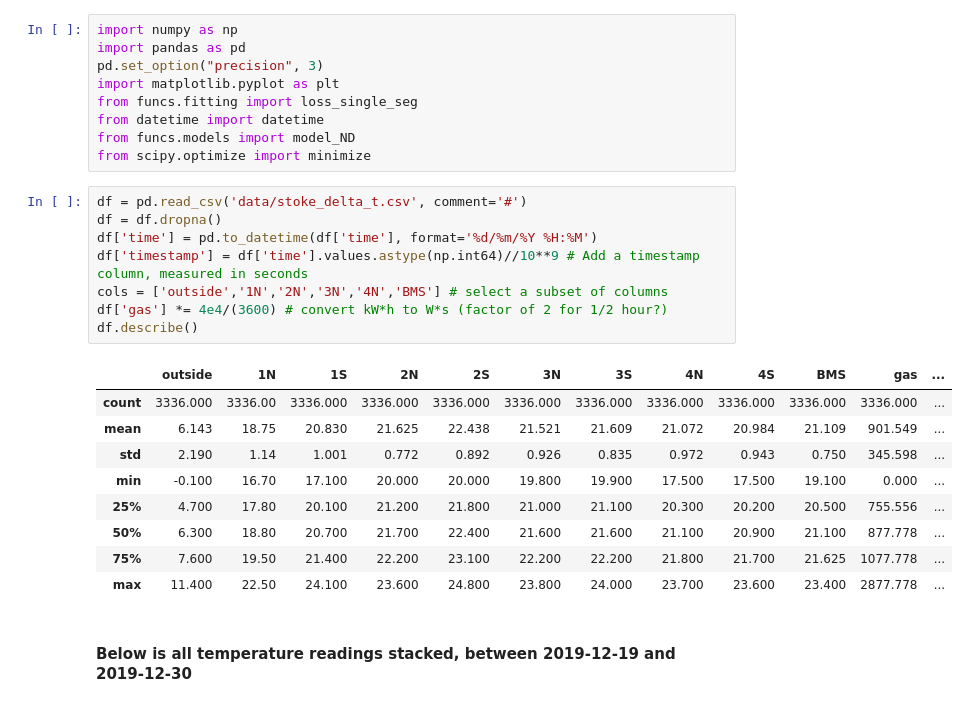
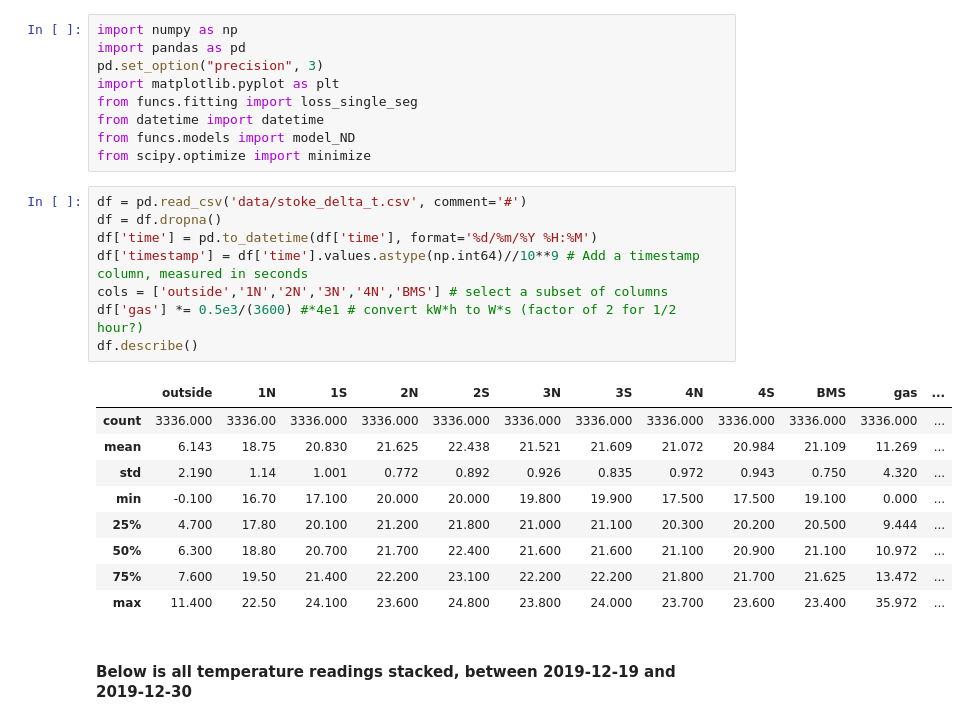
Before and after one commit to harry-rendell/building_simulation, a Jupyter notebook: parsing_stoke.ipynb, the cells around one changed output. Saved outputs shown, nothing was run; the diff lists cells and outputs as text.

```diff
--- a/parsing_stoke.ipynb
+++ b/parsing_stoke.ipynb
@@ -10,21 +10,21 @@ from scipy.optimize import minimize
 # %%
 df = pd.read_csv('data/stoke_delta_t.csv', comment='#')
 df = df.dropna()
 df['time'] = pd.to_datetime(df['time'], format='%d/%m/%Y %H:%M')
 df['timestamp'] = df['time'].values.astype(np.int64)//10**9 # Add a timestamp column, measured in seconds
 cols = ['outside','1N','2N','3N','4N','BMS'] # select a subset of columns
-df['gas'] *= 4e4/(3600) # convert kW*h to W*s (factor of 2 for 1/2 hour?)
+df['gas'] *= 0.5e3/(3600) #*4e1 # convert kW*h to W*s (factor of 2 for 1/2 hour?)
 df.describe()
 # %% [output]
 |  | outside | 1N | 1S | 2N | 2S | 3N | 3S | 4N | 4S | BMS | gas | ... |
 | count | 3336.000 | 3336.00 | 3336.000 | 3336.000 | 3336.000 | 3336.000 | 3336.000 | 3336.000 | 3336.000 | 3336.000 | 3336.000 | ... |
-| mean | 6.143 | 18.75 | 20.830 | 21.625 | 22.438 | 21.521 | 21.609 | 21.072 | 20.984 | 21.109 | 901.549 | ... |
-| std | 2.190 | 1.14 | 1.001 | 0.772 | 0.892 | 0.926 | 0.835 | 0.972 | 0.943 | 0.750 | 345.598 | ... |
+| mean | 6.143 | 18.75 | 20.830 | 21.625 | 22.438 | 21.521 | 21.609 | 21.072 | 20.984 | 21.109 | 11.269 | ... |
+| std | 2.190 | 1.14 | 1.001 | 0.772 | 0.892 | 0.926 | 0.835 | 0.972 | 0.943 | 0.750 | 4.320 | ... |
 | min | -0.100 | 16.70 | 17.100 | 20.000 | 20.000 | 19.800 | 19.900 | 17.500 | 17.500 | 19.100 | 0.000 | ... |
-| 25% | 4.700 | 17.80 | 20.100 | 21.200 | 21.800 | 21.000 | 21.100 | 20.300 | 20.200 | 20.500 | 755.556 | ... |
-| 50% | 6.300 | 18.80 | 20.700 | 21.700 | 22.400 | 21.600 | 21.600 | 21.100 | 20.900 | 21.100 | 877.778 | ... |
-| 75% | 7.600 | 19.50 | 21.400 | 22.200 | 23.100 | 22.200 | 22.200 | 21.800 | 21.700 | 21.625 | 1077.778 | ... |
-| max | 11.400 | 22.50 | 24.100 | 23.600 | 24.800 | 23.800 | 24.000 | 23.700 | 23.600 | 23.400 | 2877.778 | ... |
+| 25% | 4.700 | 17.80 | 20.100 | 21.200 | 21.800 | 21.000 | 21.100 | 20.300 | 20.200 | 20.500 | 9.444 | ... |
+| 50% | 6.300 | 18.80 | 20.700 | 21.700 | 22.400 | 21.600 | 21.600 | 21.100 | 20.900 | 21.100 | 10.972 | ... |
+| 75% | 7.600 | 19.50 | 21.400 | 22.200 | 23.100 | 22.200 | 22.200 | 21.800 | 21.700 | 21.625 | 13.472 | ... |
+| max | 11.400 | 22.50 | 24.100 | 23.600 | 24.800 | 23.800 | 24.000 | 23.700 | 23.600 | 23.400 | 35.972 | ... |
 # %% [markdown]
 #### Below is all temperature readings stacked, between 2019-12-19 and 2019-12-30
 # %%
```
Also changed, not shown: parts of 23 cells of this notebook.
